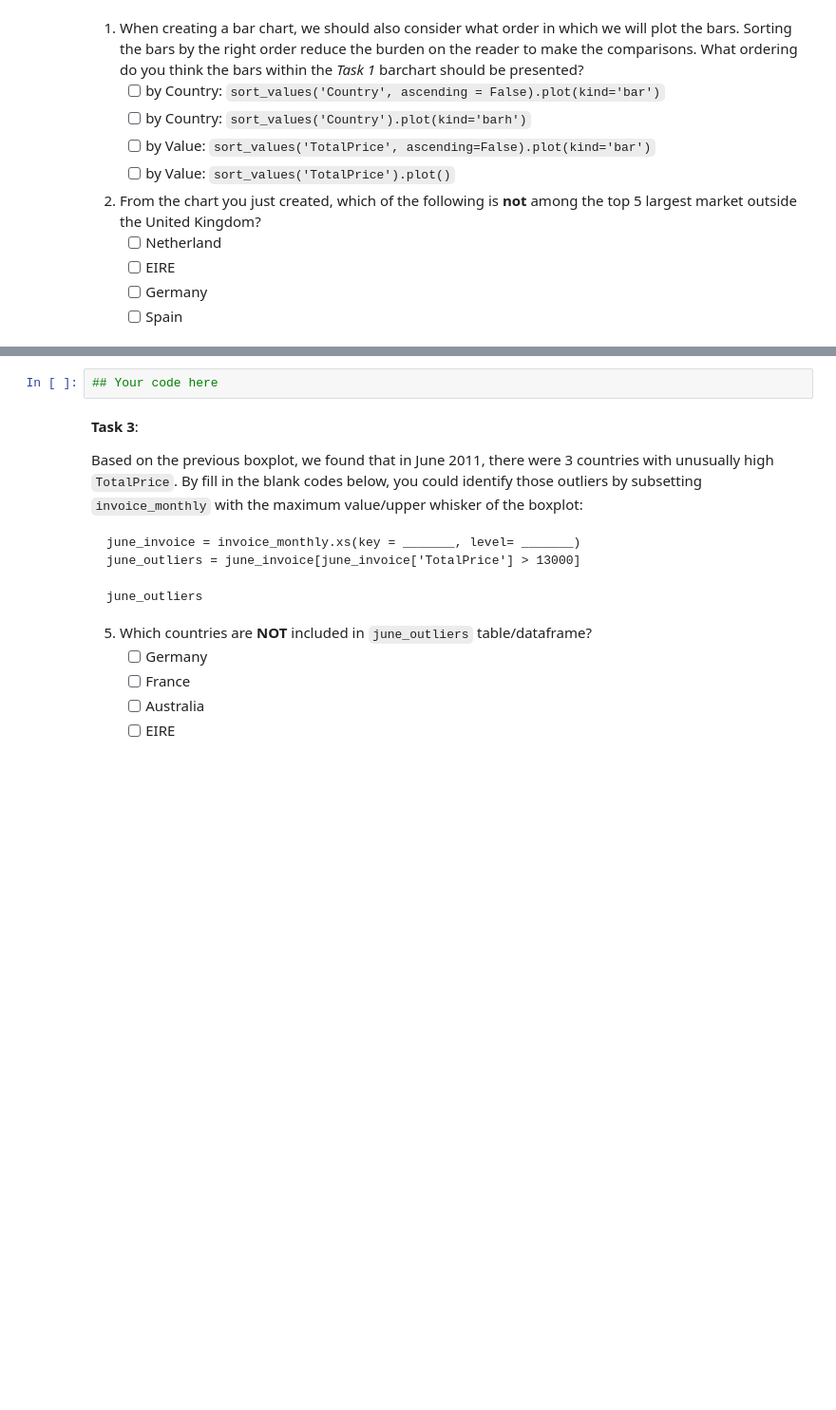
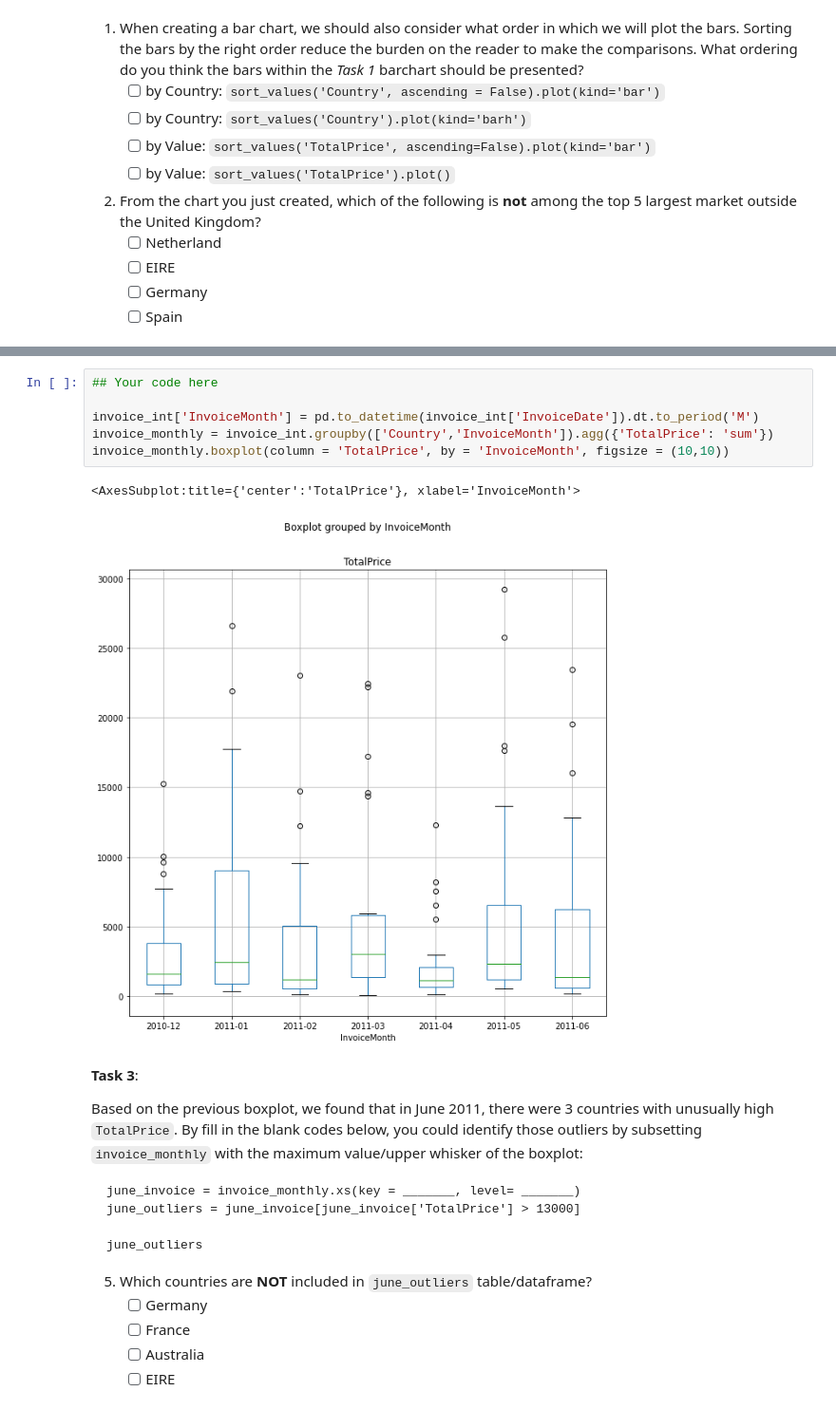
Before and after one commit to ariqleesta/quiz3_algoritma, a Jupyter notebook: 3. Quiz_Data_Wrangling_and_Visualization.ipynb, the cells around one changed output, grey strips where cells are left out. Shown at 95% size. Drawn from its saved outputs; the diff is of its cells as text; blank space fills up the shorter version.

```diff
--- a/3. Quiz_Data_Wrangling_and_Visualization.ipynb
+++ b/3. Quiz_Data_Wrangling_and_Visualization.ipynb
@@ -88,8 +120,15 @@ boxplot(column = _______, by=_______)
    - [ ] `['InvoiceMonth']`, `'TotalPrice'`, `'InvoiceMonth'`
    - [ ] `['Country','InvoiceMonth']`, `'TotalPrice'`, `'InvoiceMonth'`
    - [ ] `['InvoiceMonth','Country']`, `'InvoiceMonth'`, `'TotalPrice'`
-# %%
-## Your code here
+# %%
+## Your code here
+
+invoice_int['InvoiceMonth'] = pd.to_datetime(invoice_int['InvoiceDate']).dt.to_period('M')
+invoice_monthly = invoice_int.groupby(['Country','InvoiceMonth']).agg({'TotalPrice': 'sum'})
+invoice_monthly.boxplot(column = 'TotalPrice', by = 'InvoiceMonth', figsize = (10,10))
+# %% [output]
+<AxesSubplot:title={'center':'TotalPrice'}, xlabel='InvoiceMonth'>
+[figure, added]
 # %% [markdown]
 **Task 3**:
 
```
Also changed, not shown: parts of 8 cells of this notebook.
